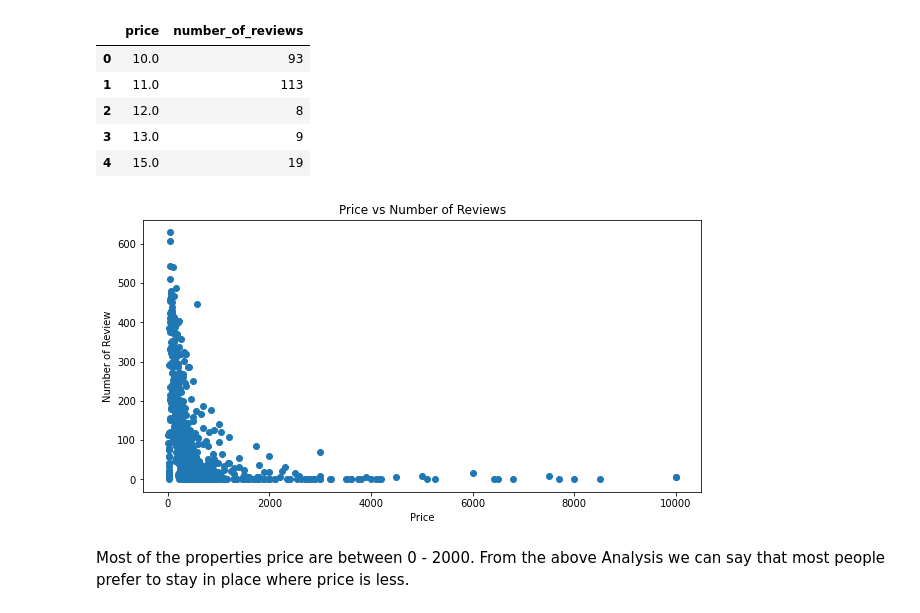
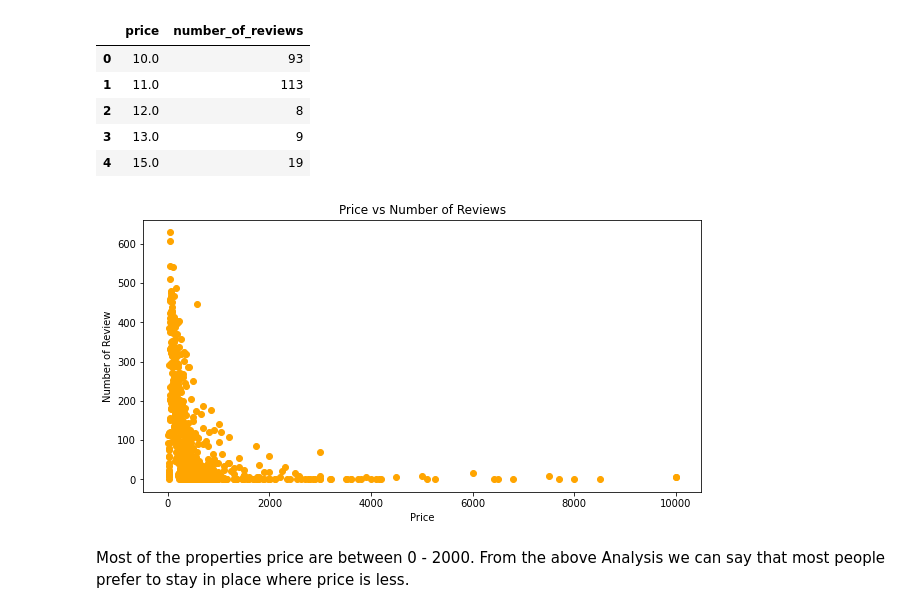
Before and after one commit to amolrasam2696/Airbnb-data-analysis, a Jupyter notebook: Copy_of_Airbnb_Bookings_Analysis_Amol_Rasam_Capstone_Project.ipynb, the cells around one changed output. Cells and saved outputs as stored; diff of their text form; code cells hidden in the pictures.

```diff
--- a/Copy_of_Airbnb_Bookings_Analysis_Amol_Rasam_Capstone_Project.ipynb
+++ b/Copy_of_Airbnb_Bookings_Analysis_Amol_Rasam_Capstone_Project.ipynb
@@ -271,18 +271,18 @@ price_area.head(5)
 # %%
 area = price_area['price']
 price = price_area['number_of_reviews']
 
 fig = plt.figure(figsize = (10, 5))
 
 # creating the scattter plot.
-plt.scatter(area, price)
+plt.scatter(area, price ,color ='orange')
 
 plt.xlabel("Price")
 plt.ylabel("Number of Review")
 plt.title("Price vs Number of Reviews")
 plt.show()
 # %% [output]
-[figure, old version]
+[figure, new version]
 # %% [markdown]
 Most of the properties price are between 0 - 2000. From the above Analysis we can say that most people prefer to stay in place where price is less.
 # %%
```
Also changed, not shown: parts of 18 cells of this notebook.
